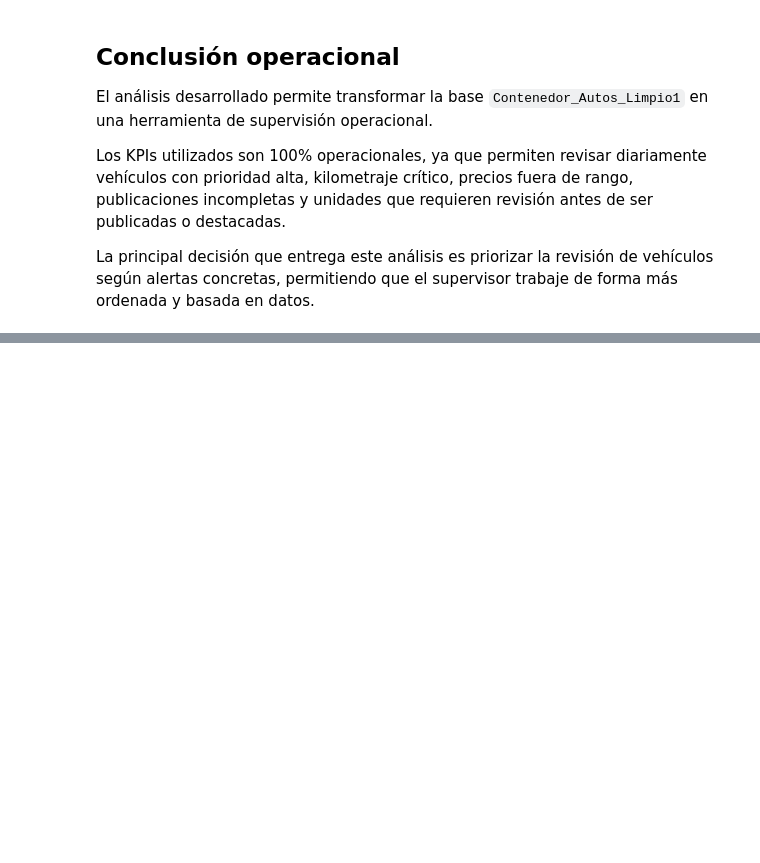
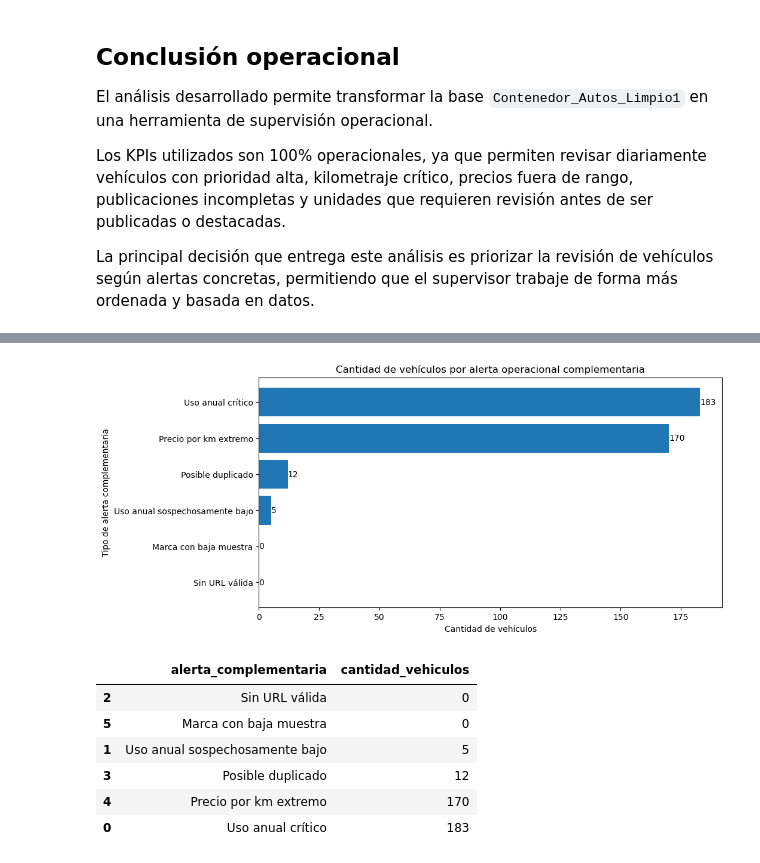
Before and after one commit to IICG-Coquimbo/practica-proyecto-autotec, a Jupyter notebook: autotec/semana5/Proyecto_Final.ipynb, the cells around one changed output, grey strips where cells are left out. Drawn from its saved outputs; the diff is of its cells as text; code cells hidden in the pictures; blank space fills up the shorter version.

Commit message:
Agrega KPIs operacionales complementarios

```diff
--- a/autotec/semana5/Proyecto_Final.ipynb
+++ b/autotec/semana5/Proyecto_Final.ipynb
@@ -533,0 +716,49 @@ La principal decisión que entrega este análisis es priorizar la revisión de v
+# %%
+# ==========================================
+# GRÁFICO 4: ALERTAS OPERACIONALES COMPLEMENTARIAS
+# ==========================================
+
+df_alertas_complementarias = pd.DataFrame({
+    "alerta_complementaria": [
+        "Uso anual crítico",
+        "Uso anual sospechosamente bajo",
+        "Sin URL válida",
+        "Posible duplicado",
+        "Precio por km extremo",
+        "Marca con baja muestra"
+    ],
+    "cantidad_vehiculos": [
+        int(df_op["alerta_uso_anual_critico"].sum()),
+        int(df_op["alerta_uso_anual_bajo"].sum()),
+        int(df_op["alerta_sin_url"].sum()),
+        int(df_op["alerta_posible_duplicado"].sum()),
+        int(df_op["alerta_precio_km_extremo"].sum()),
+        int(df_op["alerta_marca_baja_muestra"].sum())
+    ]
+}).sort_values("cantidad_vehiculos", ascending=True)
+
+plt.figure(figsize=(10, 5))
+plt.barh(
+    df_alertas_complementarias["alerta_complementaria"],
+    df_alertas_complementarias["cantidad_vehiculos"]
+)
+
+plt.title("Cantidad de vehículos por alerta operacional complementaria")
+plt.xlabel("Cantidad de vehículos")
+plt.ylabel("Tipo de alerta complementaria")
+
+for i, valor in enumerate(df_alertas_complementarias["cantidad_vehiculos"]):
+    plt.text(valor, i, str(valor), va="center")
+
+plt.show()
+
+df_alertas_complementarias
+# %% [output]
+[figure, added]
+|  | alerta_complementaria | cantidad_vehiculos |
+| 2 | Sin URL válida | 0 |
+| 5 | Marca con baja muestra | 0 |
+| 1 | Uso anual sospechosamente bajo | 5 |
+| 3 | Posible duplicado | 12 |
+| 4 | Precio por km extremo | 170 |
+| 0 | Uso anual crítico | 183 |
```
Also changed, not shown: parts of 9 cells of this notebook.
